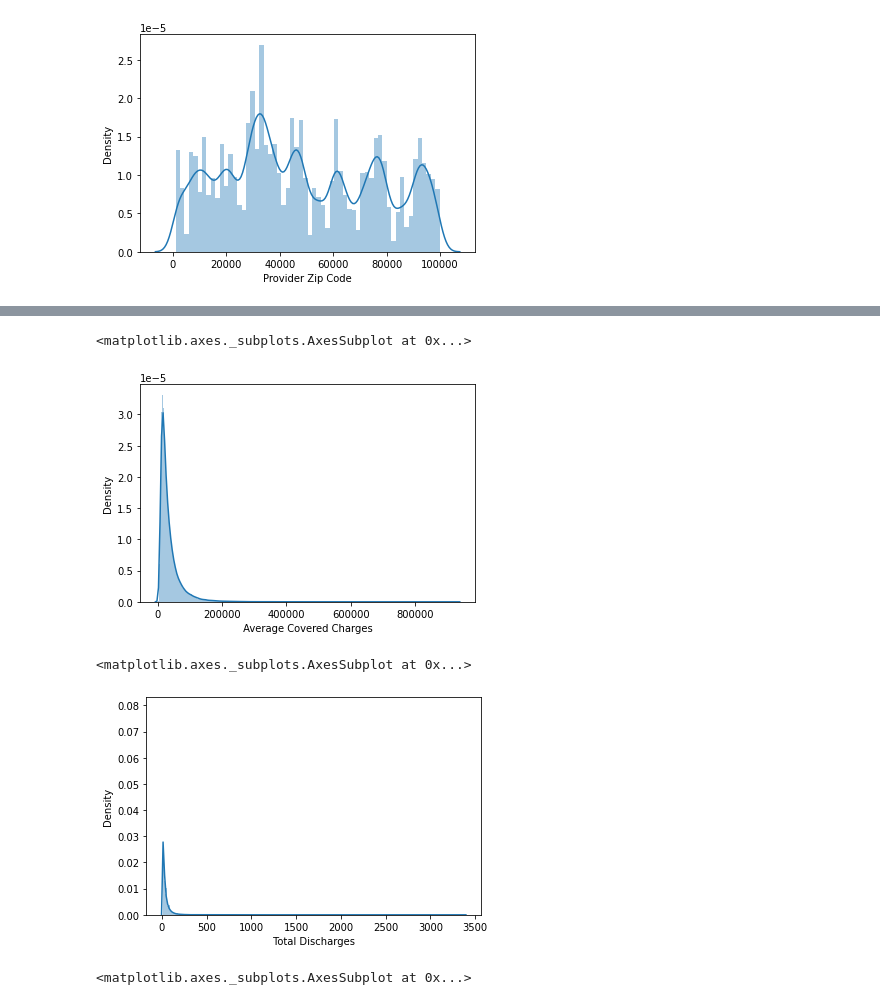
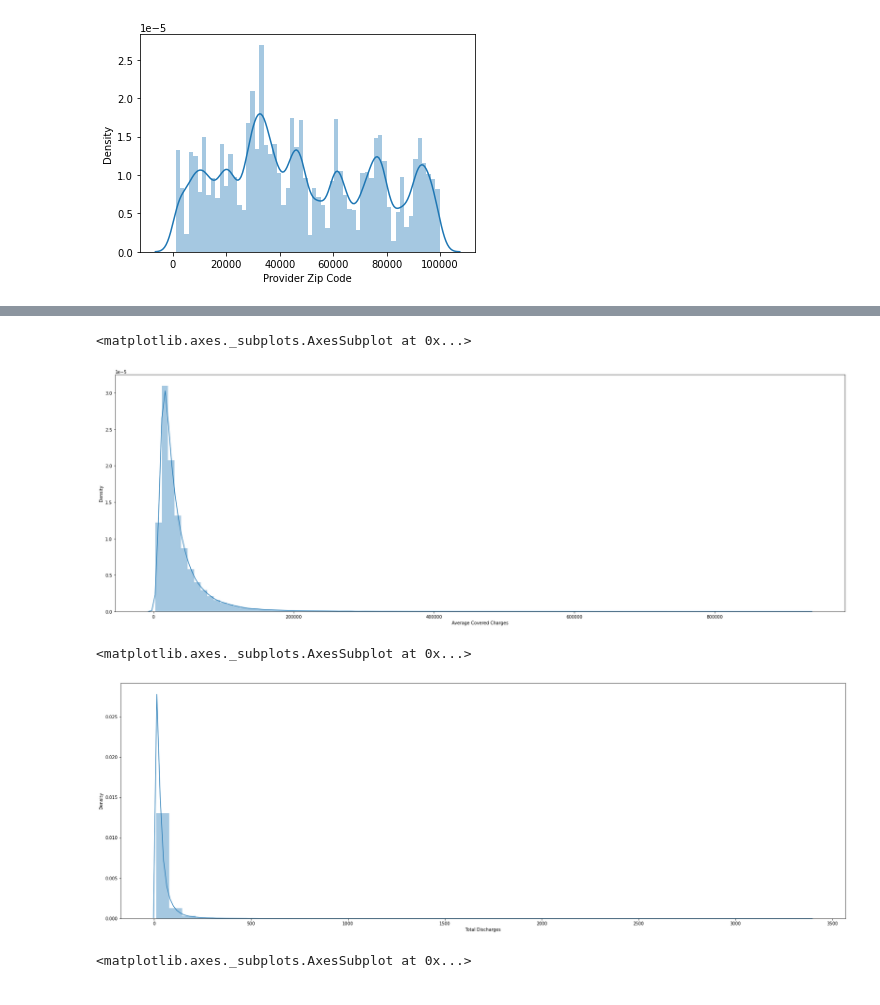
Before and after one commit to jahnavireddyn/Hospital-Charges-Dataset, a Jupyter notebook: Copy_of_Hospital_charges_eda.ipynb, the cells around one changed output, grey strips where cells are left out. Cells and saved outputs as stored; diff of their text form; code cells hidden in the pictures.

```diff
--- a/Copy_of_Hospital_charges_eda.ipynb
+++ b/Copy_of_Hospital_charges_eda.ipynb
@@ -366,13 +430,17 @@ sns.distplot(data[" Average Total Payments "],bins = "auto")
 # %%
-sns.distplot(data[" Average Covered Charges "],bins = "auto")
+plt.figure(figsize=(30,10))
+
+sns.distplot(data[" Average Covered Charges "],bins = 100)
 # %% [output]
 <matplotlib.axes._subplots.AxesSubplot at 0x...>
-[figure, old version]
+[figure, new version]
 # %%
-sns.distplot(data[" Total Discharges "],bins = "auto")
+plt.figure(figsize=(30,10))
+
+sns.distplot(data[" Total Discharges "],bins = 50)
 # %% [output]
 <matplotlib.axes._subplots.AxesSubplot at 0x...>
-[figure, old version]
+[figure, new version]
 # %%
 sns.distplot(data["Provider Id"],bins = "auto")
 # %% [output]
```
Also changed, not shown: parts of 28 cells of this notebook.
